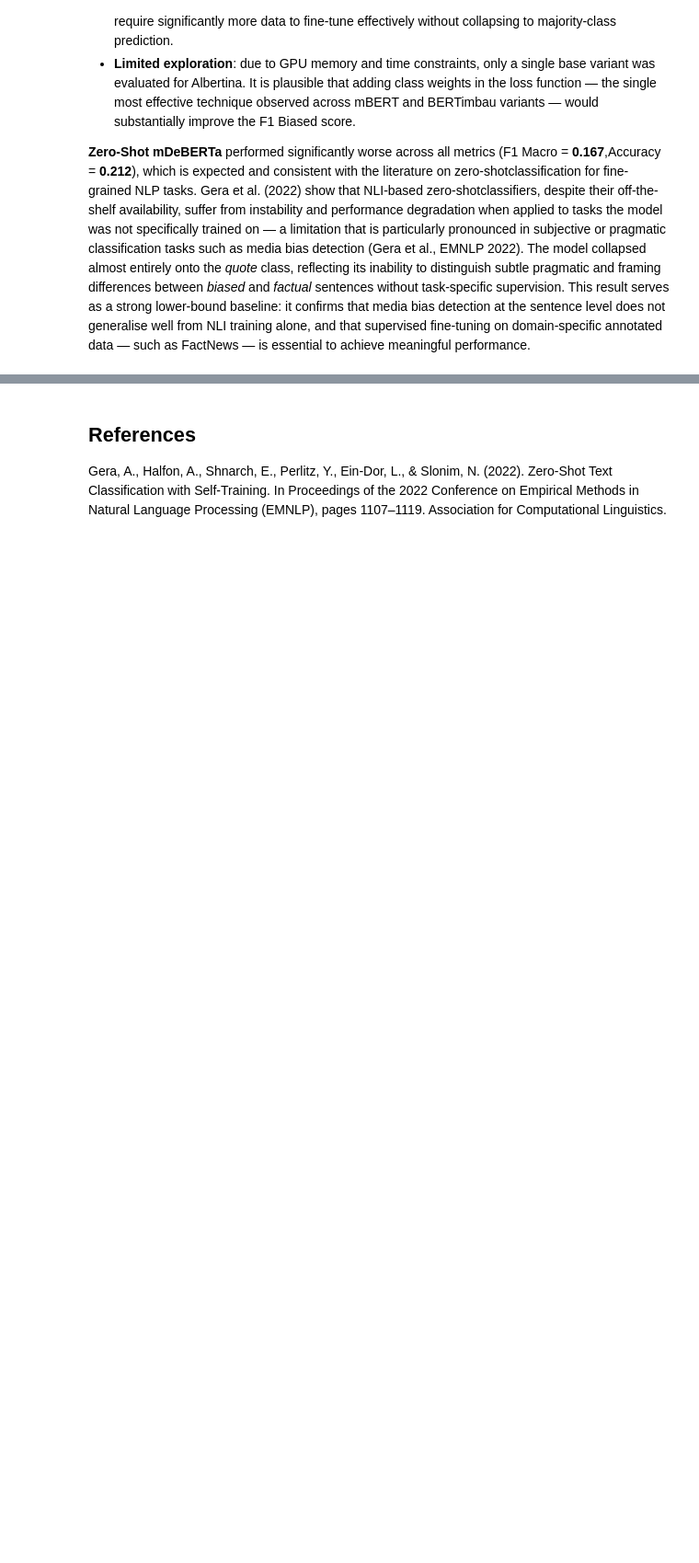
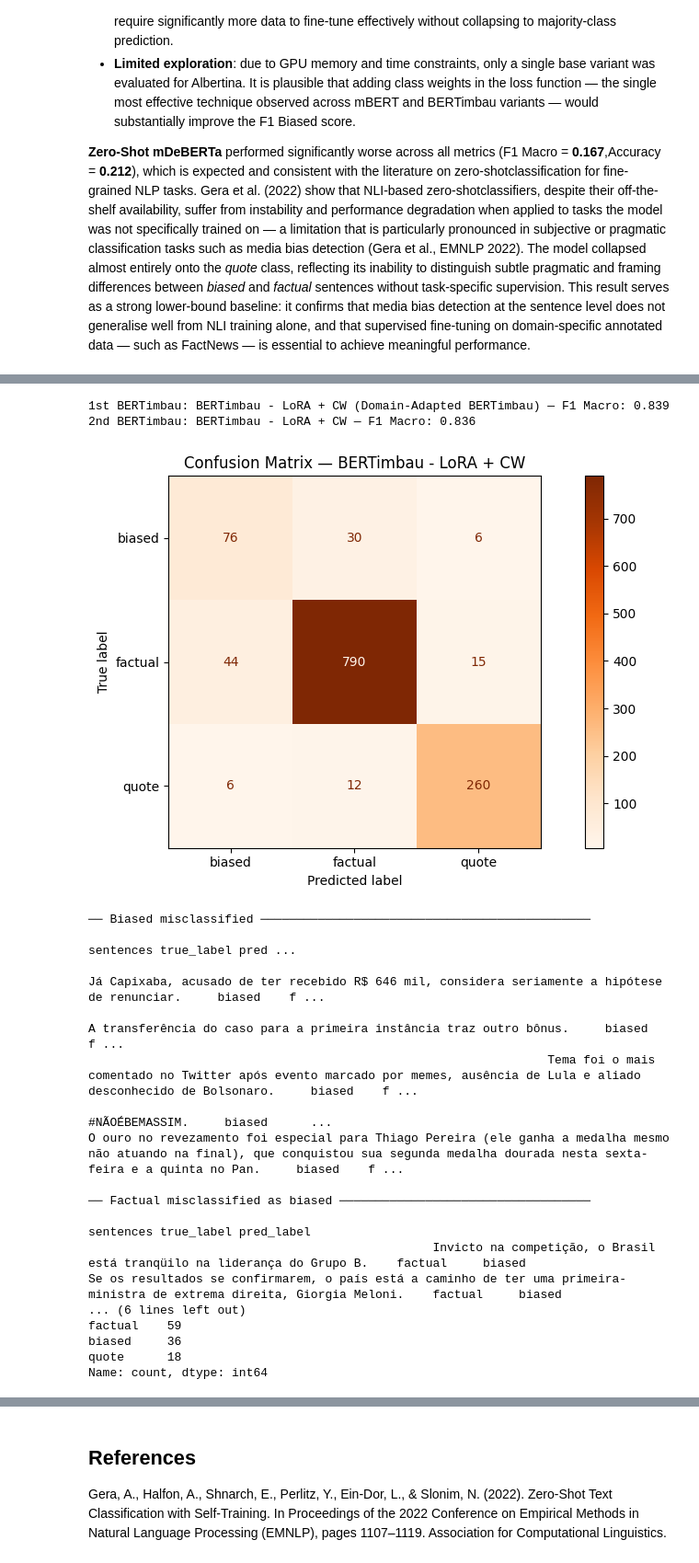
Before and after one commit to tomast100/PLN_Project, a Jupyter notebook: assignment_2.ipynb, the cells around one changed output, grey strips where cells are left out. Shown at 92% size. Drawn from its saved outputs; the diff is of its cells as text; code cells hidden in the pictures; blank space fills up the shorter version.

```diff
--- a/assignment_2.ipynb
+++ b/assignment_2.ipynb
@@ -2077,0 +2111,57 @@ not generalise well from NLI training alone, and that supervised fine-tuning on
+# %%
+bertimbau_models = {k: v for k, v in metrics.items() if k.startswith("BERTimbau")}
+sorted_bertimbau = sorted(bertimbau_models, key=lambda k: bertimbau_models[k]["f1_macro"], reverse=True)
+
+second_best_bertimbau = sorted_bertimbau[1]
+y_true = results[second_best_bertimbau]["y_true"]
+y_pred = results[second_best_bertimbau]["y_pred"]
+
+print(f"1st BERTimbau: {sorted_bertimbau[0]} — F1 Macro: {metrics[sorted_bertimbau[0]]['f1_macro']:.3f}")
+print(f"2nd BERTimbau: {second_best_bertimbau} — F1 Macro: {metrics[second_best_bertimbau]['f1_macro']:.3f}")
+
+
+cm = confusion_matrix(y_true, y_pred)
+disp = ConfusionMatrixDisplay(cm, display_labels=["biased", "factual", "quote"])
+disp.plot(cmap="Oranges")
+plt.title(f"Confusion Matrix — {second_best_bertimbau}")
+plt.tight_layout()
+plt.savefig("confusion_matrix_2nd_bertimbau.png", dpi=150)
+plt.show()
+
+
+test_df["y_pred"] = y_pred
+errors = test_df[test_df["label_id"] != test_df["y_pred"]].copy()
+errors["true_label"] = errors["label_id"].map(TARGET_NAMES_MAP)
+errors["pred_label"] = errors["y_pred"].map(TARGET_NAMES_MAP)
+
+print("\n── Biased misclassified ──────────────────────────────────────────────")
+biased_errors = errors[errors["label_id"] == 0][["sentences", "true_label", "pred_label"]]
+print(biased_errors.head(5).to_string(index=False))
+
+print("\n── Factual misclassified as biased ───────────────────────────────────")
+fp_errors = errors[(errors["label_id"] == 1) & (errors["y_pred"] == 0)][["sentences", "true_label", "pred_label"]]
+print(fp_errors.head(5).to_string(index=False))
+
+print("\n── Error distribution by true class ─────────────────────────────────")
+print(errors["true_label"].value_counts())
+# %% [output]
+1st BERTimbau: BERTimbau - LoRA + CW (Domain-Adapted BERTimbau) — F1 Macro: 0.839
+2nd BERTimbau: BERTimbau - LoRA + CW — F1 Macro: 0.836
+[figure, added]
+── Biased misclassified ──────────────────────────────────────────────
+                                                                                                                                                                               sentences true_label pred ...
+                                                                                          Já Capixaba, acusado de ter recebido R$ 646 mil, considera seriamente a hipótese de renunciar.     biased    f ...
+                                                                                                                     A transferência do caso para a primeira instância traz outro bônus.     biased    f ...
+                                                                Tema foi o mais comentado no Twitter após evento marcado por memes, ausência de Lula e aliado desconhecido de Bolsonaro.     biased    f ...
+                                                                                                                                                                          #NÃOÉBEMASSIM.     biased      ...
+O ouro no revezamento foi especial para Thiago Pereira (ele ganha a medalha mesmo não atuando na final), que conquistou sua segunda medalha dourada nesta sexta-feira e a quinta no Pan.     biased    f ...
+
+── Factual misclassified as biased ───────────────────────────────────
+                                                                                                              sentences true_label pred_label
+                                                Invicto na competição, o Brasil está tranqüilo na liderança do Grupo B.    factual     biased
+Se os resultados se confirmarem, o país está a caminho de ter uma primeira-ministra de extrema direita, Giorgia Meloni.    factual     biased
+... (6 lines left out)
+factual    59
+biased     36
+quote      18
+Name: count, dtype: int64
```
Also changed, not shown: parts of 5 cells of this notebook.
